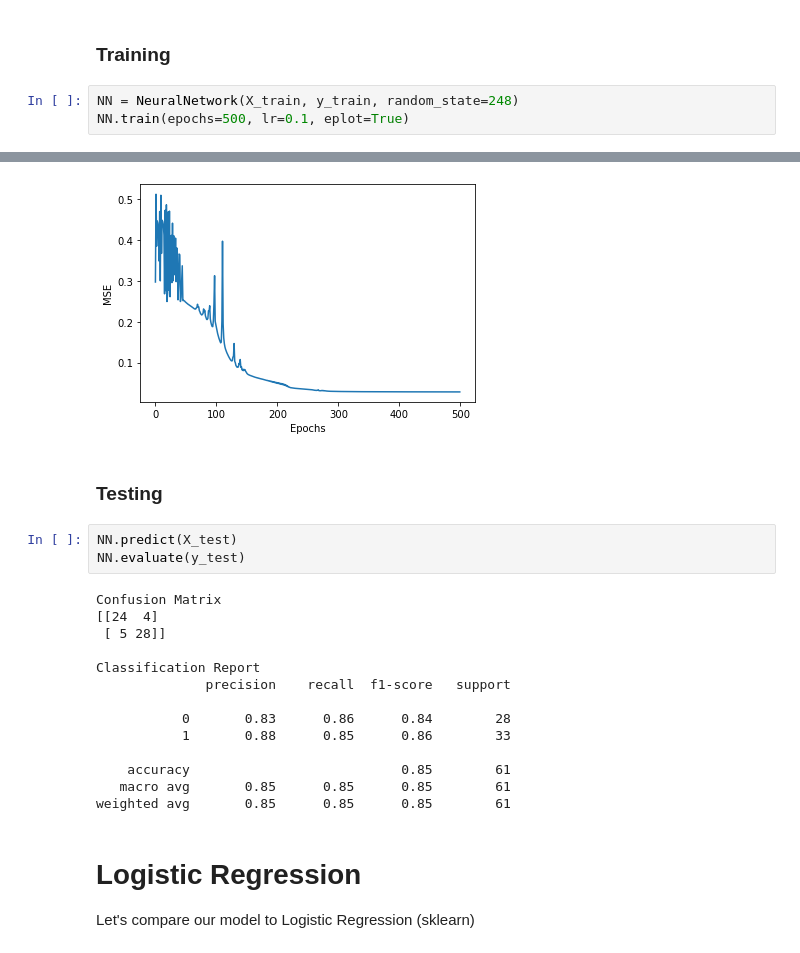
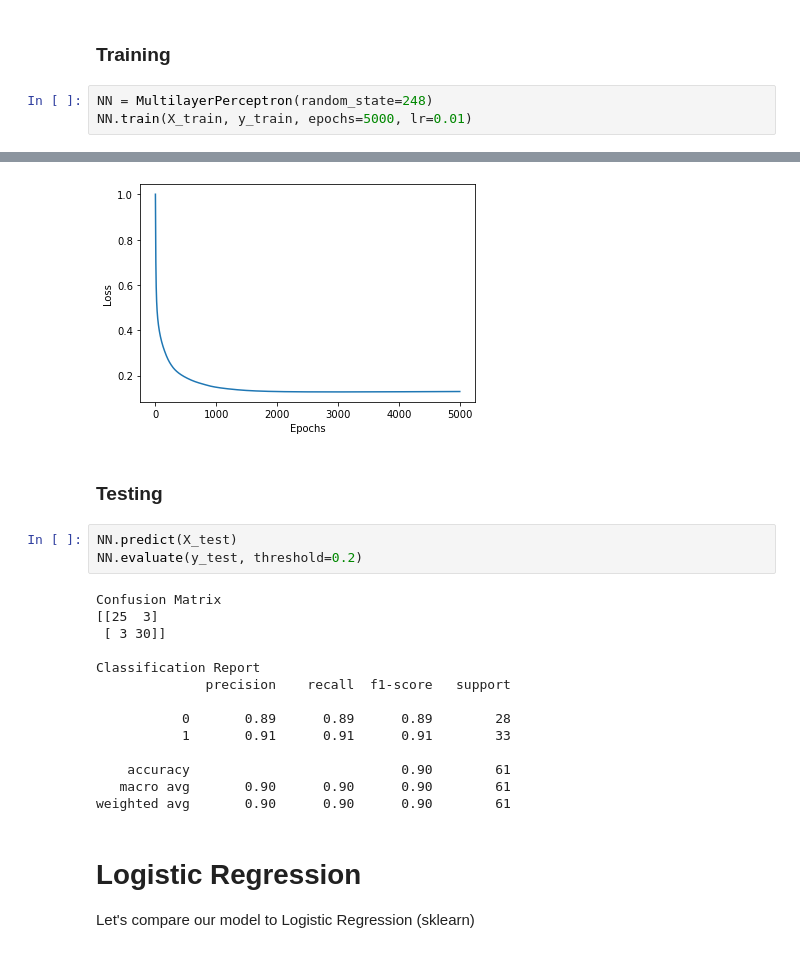
Before and after one commit to RustamAbdullayevM/MultilayerPerceptron, a Jupyter notebook: MLP_from_Scratch.ipynb, the cells around one changed output, grey strips where cells are left out. Saved outputs shown, nothing was run; the diff lists cells and outputs as text.

```diff
--- a/MLP_from_Scratch.ipynb
+++ b/MLP_from_Scratch.ipynb
@@ -277,6 +267,6 @@ class NeuralNetwork:
 # %% [markdown]
 ### Training
 # %%
-NN = NeuralNetwork(X_train, y_train, random_state=248)
-NN.train(epochs=500, lr=0.1, eplot=True)
+NN = MultilayerPerceptron(random_state=248)
+NN.train(X_train, y_train, epochs=5000, lr=0.01)
 # %% [output]
@@ -285,23 +274,23 @@ MSE on Train
-[figure, old version]
+[figure, new version]
 # %% [markdown]
 ### Testing
 # %%
 NN.predict(X_test)
-NN.evaluate(y_test)
+NN.evaluate(y_test, threshold=0.2)
 # %% [output]
 Confusion Matrix
-[[24  4]
- [ 5 28]]
+[[25  3]
+ [ 3 30]]
 
 Classification Report
               precision    recall  f1-score   support
 
-           0       0.83      0.86      0.84        28
-           1       0.88      0.85      0.86        33
+           0       0.89      0.89      0.89        28
+           1       0.91      0.91      0.91        33
 
-    accuracy                           0.85        61
-   macro avg       0.85      0.85      0.85        61
-weighted avg       0.85      0.85      0.85        61
+    accuracy                           0.90        61
+   macro avg       0.90      0.90      0.90        61
+weighted avg       0.90      0.90      0.90        61
 # %% [markdown]
 # Logistic Regression
 Let's compare our model to Logistic Regression (sklearn)
```
Also changed, not shown: parts of 4 cells of this notebook.
